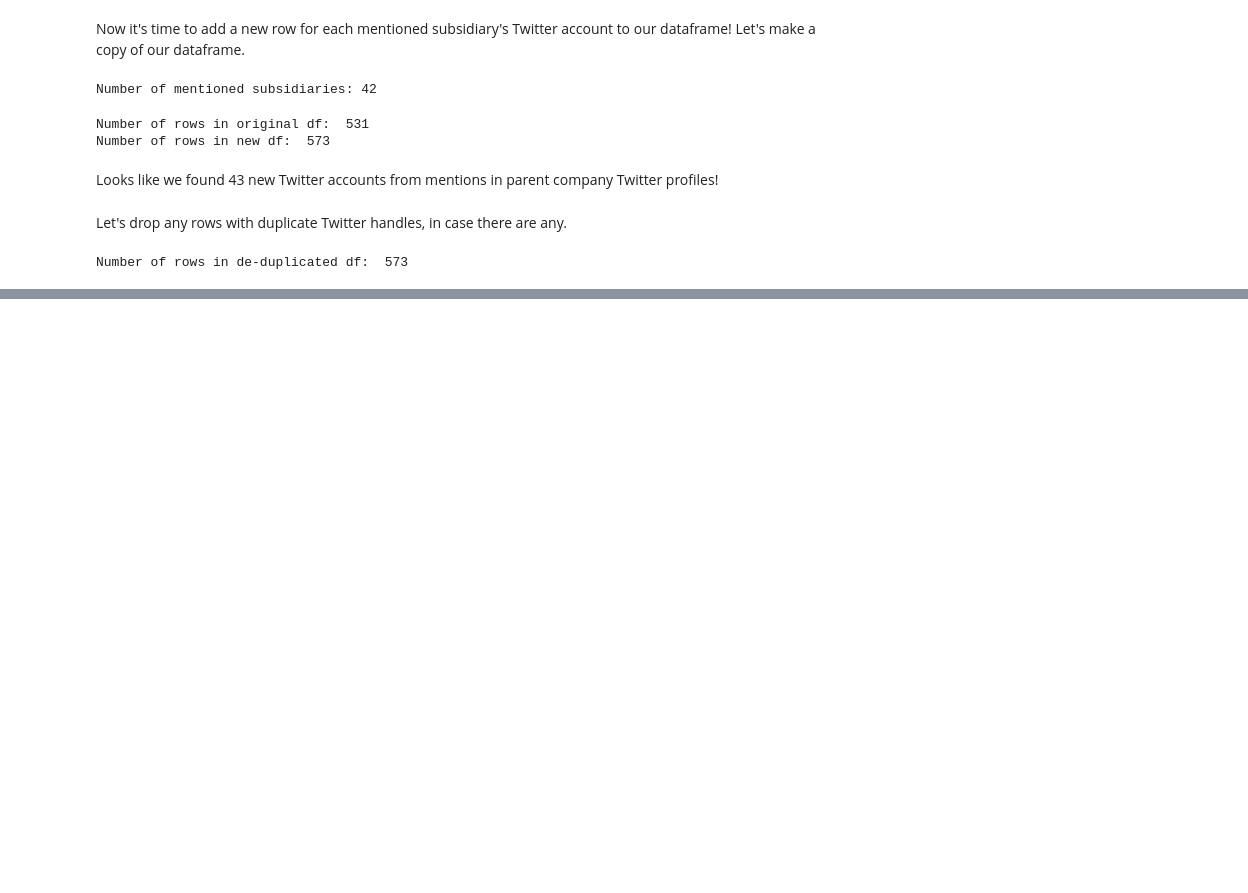
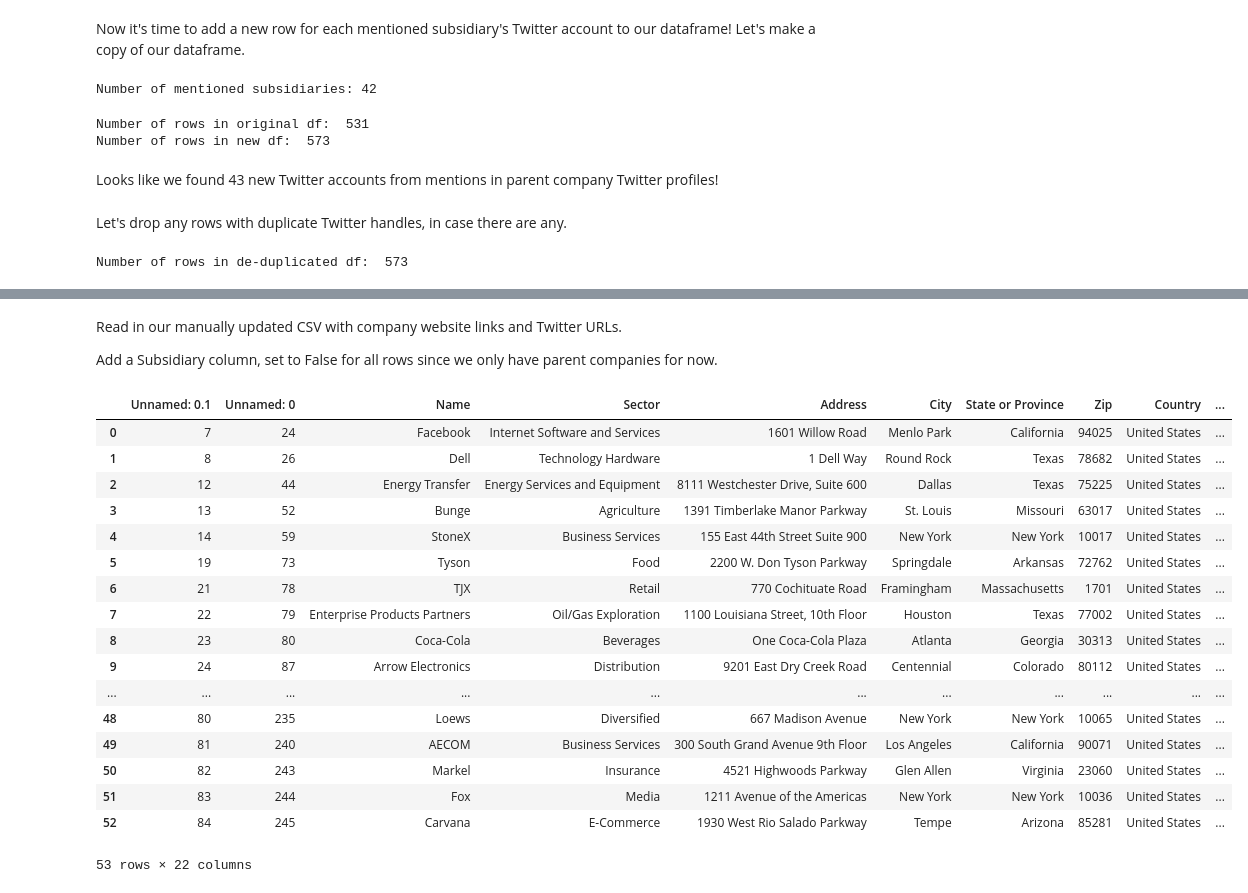
Before and after one commit to EconText/Cheap-Talk, a Jupyter notebook: handle_scraping/twitter-scrape.ipynb, the cells around one changed output, grey strips where cells are left out. Drawn from its saved outputs; the diff is of its cells as text; code cells hidden in the pictures; blank space fills up the shorter version.

```diff
--- a/handle_scraping/twitter-scrape.ipynb
+++ b/handle_scraping/twitter-scrape.ipynb
@@ -794,0 +1011,27 @@ df_subsidiaries_manual_mentioned.to_csv("sp_500_twitter_subsidiaries_manual_ment
+# %% [markdown]
+Read in our manually updated CSV with company website links and Twitter URLs.
+
+Add a Subsidiary column, set to False for all rows since we only have parent companies for now.
+# %%
+df_mergr_manual = pd.read_csv('mergr_twitter_manual_deduplicated_from_sp_500.csv')
+df_mergr_manual["Subsidiary"]=False
+df_mergr_manual
+# %% [output]
+|  | Unnamed: 0.1 | Unnamed: 0 | Name | Sector | Address | City | State or Province | Zip | Country | ... |
+| 0 | 7 | 24 | Facebook | Internet Software and Services | 1601 Willow Road | Menlo Park | California | 94025 | United States | ... |
+| 1 | 8 | 26 | Dell | Technology Hardware | 1 Dell Way | Round Rock | Texas | 78682 | United States | ... |
+| 2 | 12 | 44 | Energy Transfer | Energy Services and Equipment | 8111 Westchester Drive, Suite 600 | Dallas | Texas | 75225 | United States | ... |
+| 3 | 13 | 52 | Bunge | Agriculture | 1391 Timberlake Manor Parkway | St. Louis | Missouri | 63017 | United States | ... |
+| 4 | 14 | 59 | StoneX | Business Services | 155 East 44th Street Suite 900 | New York | New York | 10017 | United States | ... |
+| 5 | 19 | 73 | Tyson | Food | 2200 W. Don Tyson Parkway | Springdale | Arkansas | 72762 | United States | ... |
+| 6 | 21 | 78 | TJX | Retail | 770 Cochituate Road | Framingham | Massachusetts | 1701 | United States | ... |
+| 7 | 22 | 79 | Enterprise Products Partners | Oil/Gas Exploration | 1100 Louisiana Street, 10th Floor | Houston | Texas | 77002 | United States | ... |
+| 8 | 23 | 80 | Coca-Cola | Beverages | One Coca-Cola Plaza | Atlanta | Georgia | 30313 | United States | ... |
+| 9 | 24 | 87 | Arrow Electronics | Distribution | 9201 East Dry Creek Road | Centennial | Colorado | 80112 | United States | ... |
+| ... | ... | ... | ... | ... | ... | ... | ... | ... | ... | ... |
+| 48 | 80 | 235 | Loews | Diversified | 667 Madison Avenue | New York | New York | 10065 | United States | ... |
+| 49 | 81 | 240 | AECOM | Business Services | 300 South Grand Avenue 9th Floor | Los Angeles | California | 90071 | United States | ... |
+| 50 | 82 | 243 | Markel | Insurance | 4521 Highwoods Parkway | Glen Allen | Virginia | 23060 | United States | ... |
+| 51 | 83 | 244 | Fox | Media | 1211 Avenue of the Americas | New York | New York | 10036 | United States | ... |
+| 52 | 84 | 245 | Carvana | E-Commerce | 1930 West Rio Salado Parkway | Tempe | Arizona | 85281 | United States | ... |
+53 rows × 22 columns
```
Also changed, not shown: parts of 48 cells of this notebook, 7 other files.
